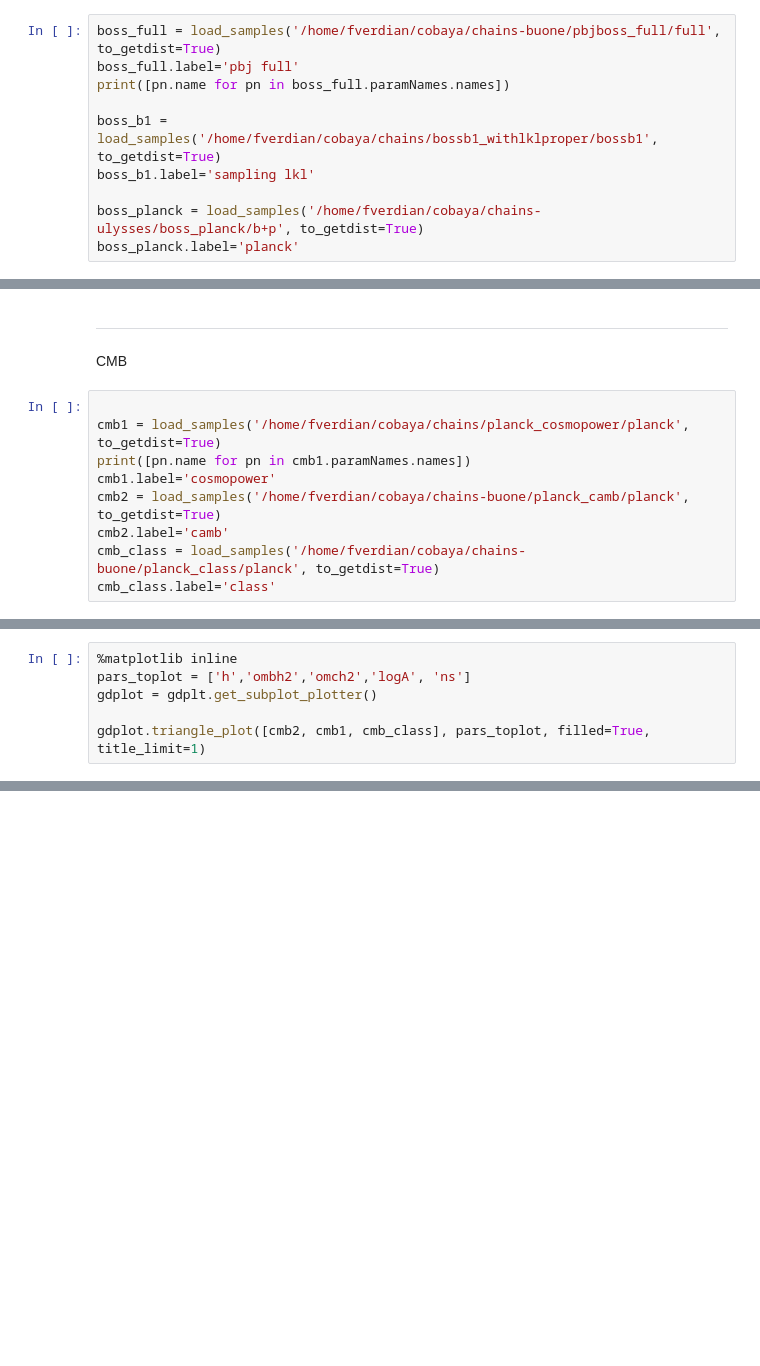
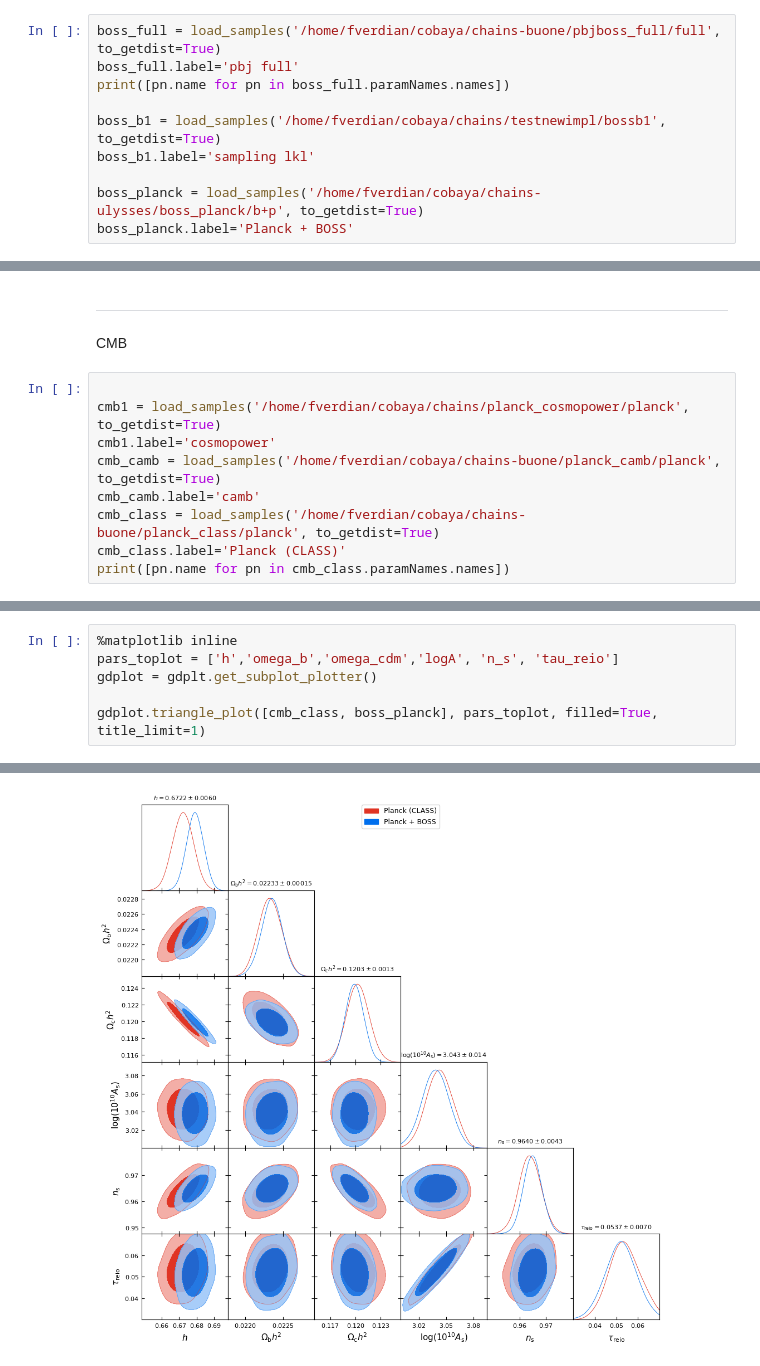
Before and after one commit to fverd/cobaya, a Jupyter notebook: FRA/analyze-chain.ipynb, the cells around one changed output, grey strips where cells are left out. Cells and saved outputs as stored; diff of their text form; blank space fills up the shorter version.

```diff
--- a/FRA/analyze-chain.ipynb
+++ b/FRA/analyze-chain.ipynb
@@ -11,11 +11,11 @@ boss_full = load_samples('/home/fverdian/cobaya/chains-buone/pbjboss_full/full',
 boss_full.label='pbj full'
 print([pn.name for pn in boss_full.paramNames.names])
 
-boss_b1 = load_samples('/home/fverdian/cobaya/chains/bossb1_withlklproper/bossb1', to_getdist=True)
+boss_b1 = load_samples('/home/fverdian/cobaya/chains/testnewimpl/bossb1', to_getdist=True)
 boss_b1.label='sampling lkl'
 
 boss_planck = load_samples('/home/fverdian/cobaya/chains-ulysses/boss_planck/b+p', to_getdist=True)
-boss_planck.label='planck'
+boss_planck.label='Planck + BOSS'
 # %% [output]
 ['h', 'omega_b', 'omega_cdm', 'logA', 'n_s', 'b1_ngc_z1', 'b1_sgc_z1', 'b1_ngc_z3', 'b1_sgc_z3', 'b2_ngc_z1', 'b2_sgc_z1', 'b2_ngc_z3', 'b2_sgc_z3', 'bG2_ngc_z1', 'bG2_sgc_z1', 'bG2_ngc_z3', 'bG2_sgc_ ...
 # %%
@@ -93,10 +99,10 @@ CMB
 # %%
 
 cmb1 = load_samples('/home/fverdian/cobaya/chains/planck_cosmopower/planck', to_getdist=True)
-print([pn.name for pn in cmb1.paramNames.names])
 cmb1.label='cosmopower'
-cmb2 = load_samples('/home/fverdian/cobaya/chains-buone/planck_camb/planck', to_getdist=True)
-cmb2.label='camb'
+cmb_camb = load_samples('/home/fverdian/cobaya/chains-buone/planck_camb/planck', to_getdist=True)
+cmb_camb.label='camb'
 cmb_class = load_samples('/home/fverdian/cobaya/chains-buone/planck_class/planck', to_getdist=True)
-cmb_class.label='class'
+cmb_class.label='Planck (CLASS)'
+print([pn.name for pn in cmb_class.paramNames.names])
 # %% [output]
@@ -104,7 +110,7 @@ cmb_class.label='class'
 # %%
 %matplotlib inline
-pars_toplot = ['h','ombh2','omch2','logA', 'ns']
+pars_toplot = ['h','omega_b','omega_cdm','logA', 'n_s', 'tau_reio']
 gdplot = gdplt.get_subplot_plotter()
 
-gdplot.triangle_plot([cmb2, cmb1, cmb_class], pars_toplot, filled=True, title_limit=1)
+gdplot.triangle_plot([cmb_class, boss_planck], pars_toplot, filled=True, title_limit=1)
 # %% [output]
@@ -111,0 +117 @@ NameError: name 'cmb2' is not defined
+[figure, added]
```
Also changed, not shown: parts of 5 cells of this notebook, 7 other files.
